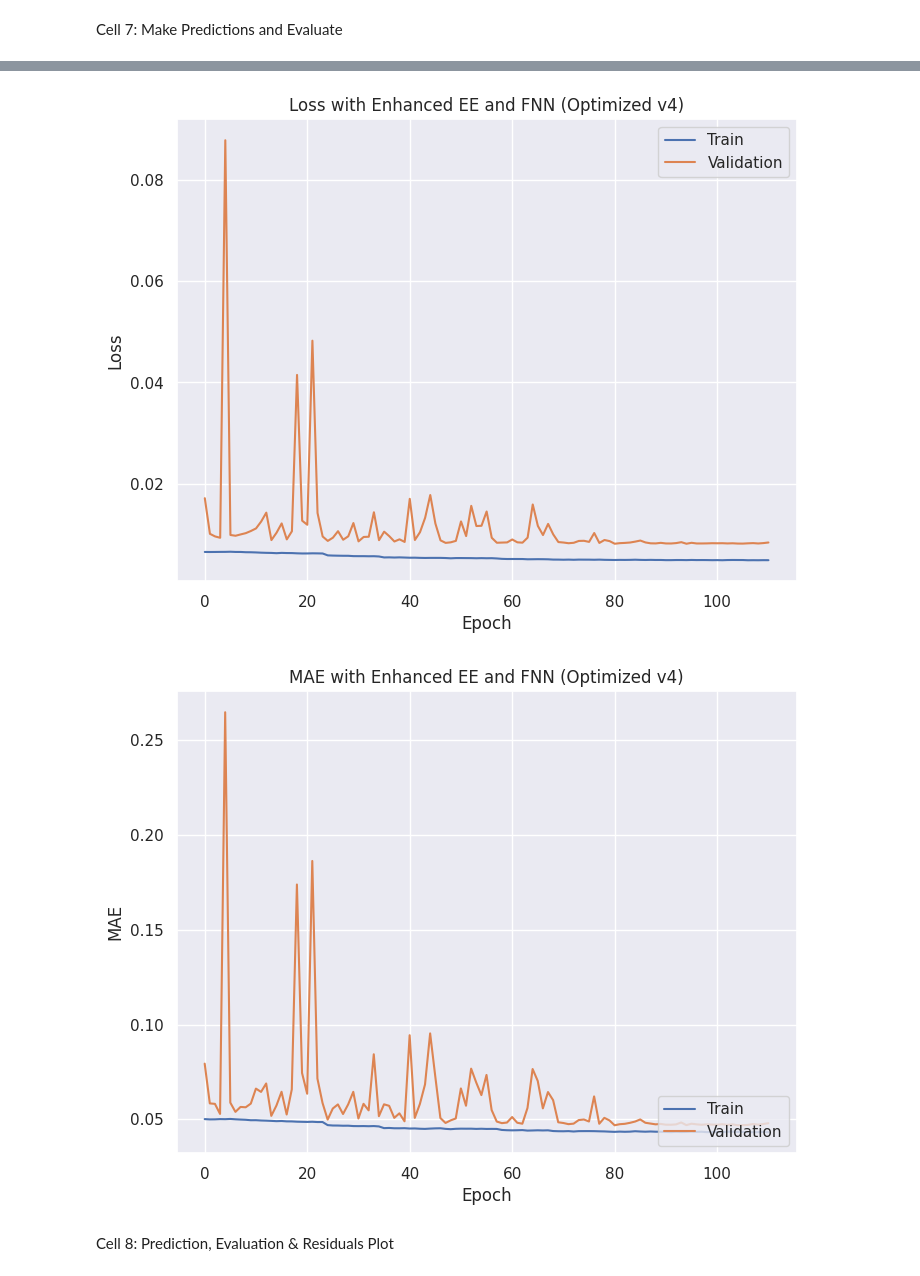
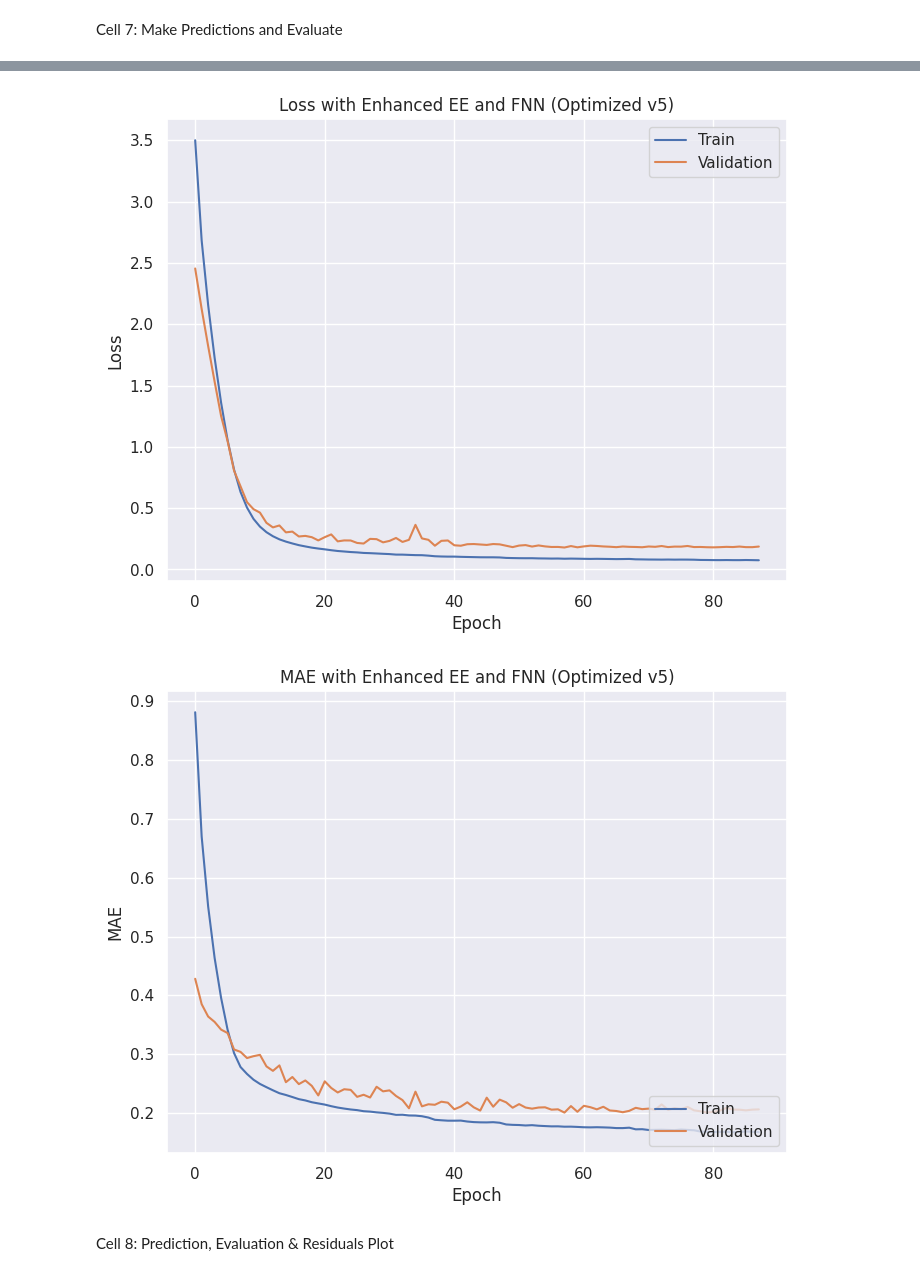
Before and after one commit to Tam107/BDM, a Jupyter notebook: Main_BDM.ipynb, the cells around one changed output, grey strips where cells are left out. Cells and saved outputs as stored; diff of their text form; code cells hidden in the pictures.

```diff
--- a/Main_BDM.ipynb
+++ b/Main_BDM.ipynb
@@ -179,12 +192,14 @@ Cell 5: Prepare Numerical Inputs and Build Model
 # %%
 # Encode categorical variables for embedding
 cat_encoders = {}
+embedding_dims = {}
 for col in categorical_cols:
     unique_cat = np.unique(X_train[col])
     cat_encoders[col] = {val: idx for idx, val in enumerate(unique_cat)}
     X_train[col] = X_train[col].map(cat_encoders[col]).astype(np.int32)
     X_val[col] = X_val[col].map(cat_encoders[col]).fillna(0).astype(np.int32)
     X_test[col] = X_test[col].map(cat_encoders[col]).fillna(0).astype(np.int32)
+    embedding_dims[col] = min(50, int(np.sqrt(len(unique_cat))))
 
 # Prepare input lists for train, validation, and test sets
 input_list_train = [X_train[col].values for col in categorical_cols] + [X_train[numerical_cols].values]
@@ -195,4 +210,3 @@ input_list_test = [X_test[col].values for col in categorical_cols] + [X_test[num
 y_train = y_train.values.astype(np.float32)
 y_val = y_val.values.astype(np.float32)
 y_test = y_test.values.astype(np.float32)
-print("completed")
@@ -201,8 +213,10 @@ complete
 # %% [markdown]
 Cell 6: Compile and Train the Model
 # %%
-# Define embedding dimensions dynamically
-embedding_dims = {col: min(50, int(np.sqrt(len(np.unique(X_train[col]))))) for col in categorical_cols}
+from tensorflow.keras.regularizers import l2
+
+# Regularization parameter
+l2_reg = 0.005  # Tăng từ 0.001 lên 0.005
 
 # Define inputs and embedding layers for categorical variables
 inputs = []
@@ -222,26 +236,28 @@ inputs.append(input_numeric)
 combined = Concatenate(name='concatenate')(embeddings + [input_numeric])
 
 # Build neural network layers with BN and L2 regularization
-x = Dense(128, activation='relu', kernel_regularizer=l2(0.001), name='dense_1')(combined)
+x = Dense(256, activation='relu', kernel_regularizer=l2(l2_reg), name='dense_1')(combined)  # Tăng từ 128 lên 256
 x = BatchNormalization(name='bn_1')(x)
-x = Dropout(0.2, name='dropout_1')(x)
-x = Dense(64, activation='relu', kernel_regularizer=l2(0.001), name='dense_2')(x)
+x = Dropout(0.3, name='dropout_1')(x)  # Tăng từ 0.2 lên 0.3
+x = Dense(128, activation='relu', kernel_regularizer=l2(l2_reg), name='dense_2')(x)  # Tăng từ 64 lên 128
 x = BatchNormalization(name='bn_2')(x)
-x = Dense(32, activation='relu', kernel_regularizer=l2(0.001), name='dense_3')(x)
+x = Dense(64, activation='relu', kernel_regularizer=l2(l2_reg), name='dense_3')(x)  # Tăng từ 32 lên 64
 x = BatchNormalization(name='bn_3')(x)
-x = Dropout(0.2, name='dropout_2')(x)
+x = Dense(32, activation='relu', kernel_regularizer=l2(l2_reg), name='dense_4')(x)  # Thêm lớp mới
+x = BatchNormalization(name='bn_4')(x)
+x = Dropout(0.3, name='dropout_2')(x)
 
 # Output layer (linear activation for regression)
 outputs = Dense(1, activation='linear', name='output')(x)
 
 # Create the model
-nn = Model(inputs=inputs, outputs=outputs, name='Enhanced_EE_FNN_Optimized_v4')
+nn = Model(inputs=inputs, outputs=outputs, name='Enhanced_EE_FNN_Optimized_v5')
 
 # Model summary
-print("\nModel summary for the optimized EE model (v4):")
+print("\nModel summary for the optimized EE model (v5):")
 nn.summary()
 
 # Visualize the model architecture
-plot_model(nn, show_shapes=True, show_layer_names=True, to_file='Enhanced_EE_FNN_Optimized_v4.png')
-Image(retina=True, filename='Enhanced_EE_FNN_Optimized_v4.png')
+plot_model(nn, show_shapes=True, show_layer_names=True, to_file='Enhanced_EE_FNN_Optimized_v5.png')
+Image(retina=True, filename='Enhanced_EE_FNN_Optimized_v5.png')
 # %% [output]
@@ -277,16 +293,16 @@ nn.compile(loss='mean_squared_error', optimizer=Adam(learning_rate=0.0001), metr
 # Set up early stopping with patience = 30
 es = EarlyStopping(monitor='val_loss', mode='min', verbose=1, patience=30, restore_best_weights=True)
 
-# Set up learning rate scheduler with patience = 10
-lr_scheduler = ReduceLROnPlateau(monitor='val_loss', factor=0.5, patience=10, min_lr=1e-6, verbose=1)
+# Set up learning rate scheduler with slower reduction
+lr_scheduler = ReduceLROnPlateau(monitor='val_loss', factor=0.7, patience=10, min_lr=1e-6, verbose=1)
 
 # Train the model for up to 300 epochs
 history = nn.fit(
-    input_list_train,  # input_list_train[0]: categorical data, input_list_train[1]: numeric data
+    input_list_train,
     y_train,
     validation_data=(input_list_val, y_val),
     epochs=300,
-    batch_size=128,  # Có thể thử nghiệm với 256 nếu cần
+    batch_size=256,  # Tăng từ 128 lên 256
     verbose=1,
     callbacks=[es, lr_scheduler]
 )
@@ -295,7 +311,7 @@ history = nn.fit(
 plt.figure(figsize=(8, 6))
 plt.plot(history.history['loss'], label='Training Loss')
 plt.plot(history.history['val_loss'], label='Validation Loss')
-plt.title('Loss with Enhanced EE and FNN (Optimized v4)')
+plt.title('Loss with Enhanced EE and FNN (Optimized v5)')
 plt.ylabel('Loss')
 plt.xlabel('Epoch')
 plt.legend(['Train', 'Validation'], loc='upper right')
@@ -305,7 +321,7 @@ plt.show()
 plt.figure(figsize=(8, 6))
 plt.plot(history.history['mae'], label='Training MAE')
 plt.plot(history.history['val_mae'], label='Validation MAE')
-plt.title('MAE with Enhanced EE and FNN (Optimized v4)')
+plt.title('MAE with Enhanced EE and FNN (Optimized v5)')
 plt.ylabel('MAE')
 plt.xlabel('Epoch')
 plt.legend(['Train', 'Validation'], loc='lower right')
@@ -331,5 +347,5 @@ Restoring model weights from the end of the best epoch: 81.
-[figure, old version]
+[figure, new version]
-[figure, old version]
+[figure, new version]
 # %% [markdown]
 Cell 8: Prediction, Evaluation & Residuals Plot
 # %%
```
Also changed, not shown: parts of 12 cells of this notebook.
